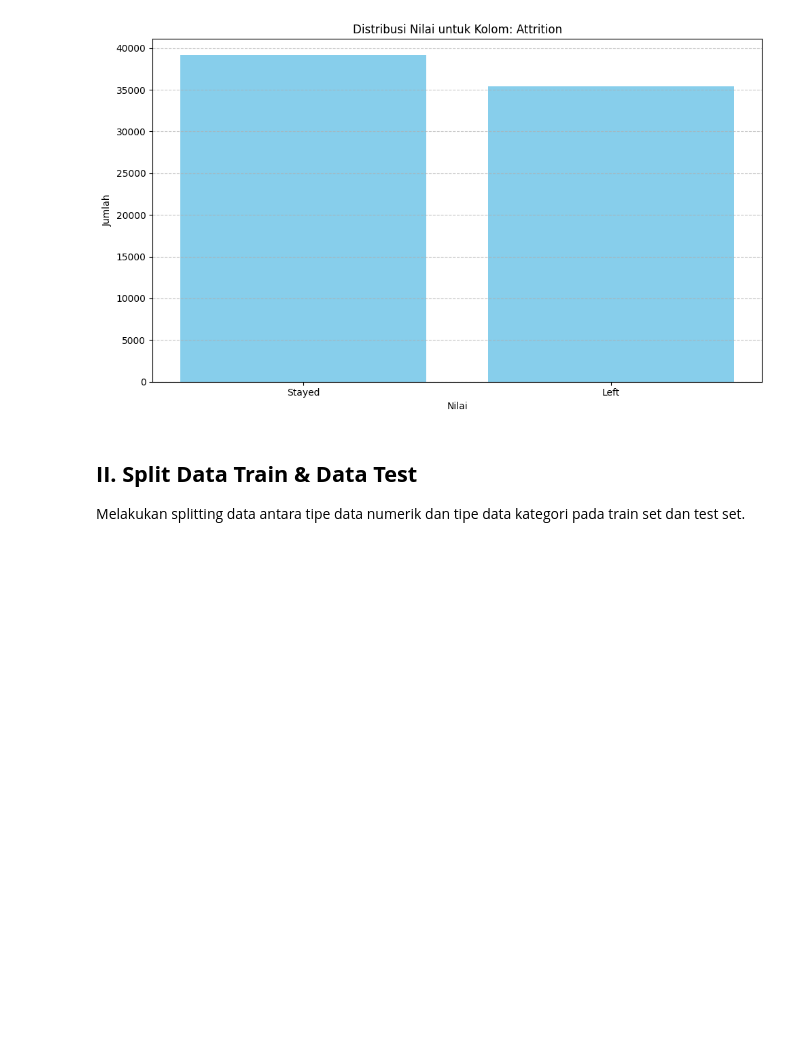
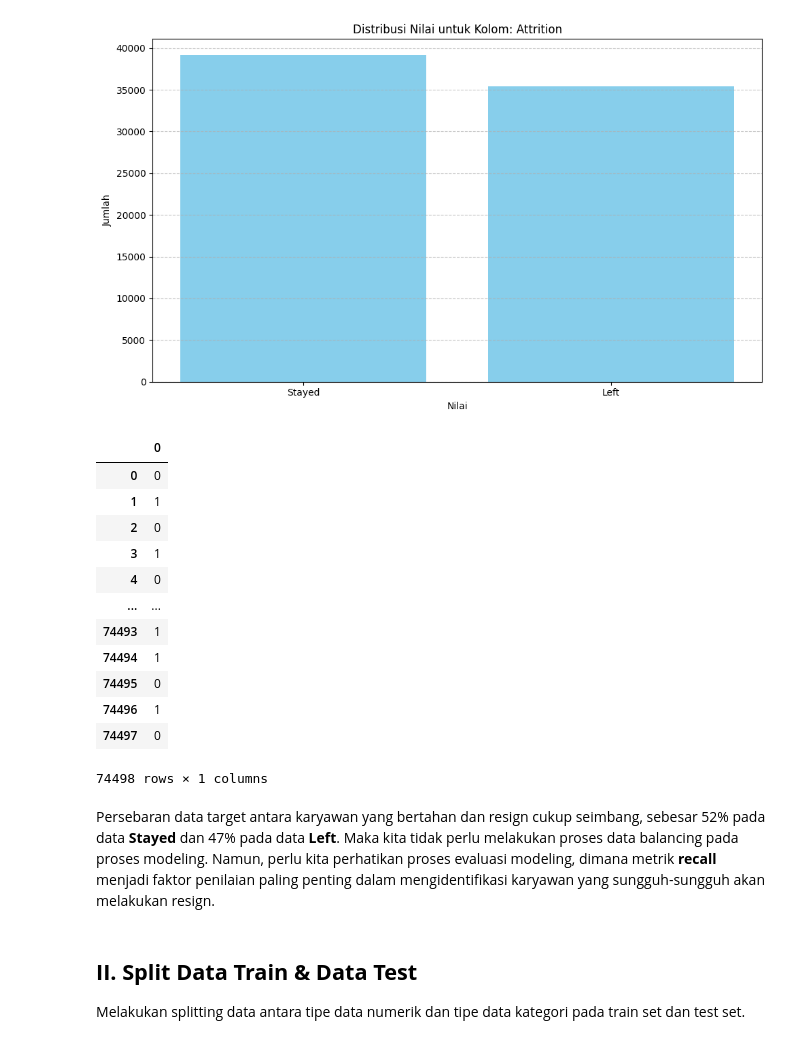
Before and after one commit to rafisiregar/Employee-Churn-Prediction, a Jupyter notebook: P1M2_rafi_siregar.ipynb, the cells around one changed output. Saved outputs shown, nothing was run; the diff lists cells and outputs as text; code cells hidden in the pictures; blank space fills up the shorter version.

```diff
--- a/P1M2_rafi_siregar.ipynb
+++ b/P1M2_rafi_siregar.ipynb
@@ -404,10 +416,27 @@ ep.calculate_value_percentage(dm, 'Attrition', plot=True)
 # %%
 encoder = LabelEncoder()
 y = encoder.fit_transform(y)
 # Balikkan hasil encoding (terbalikkan 0 dan 1)
 y = 1 - y
 
 y = pd.DataFrame(y)
+y
+# %% [output]
+|  | 0 |
+| 0 | 0 |
+| 1 | 1 |
+| 2 | 0 |
+| 3 | 1 |
+| 4 | 0 |
+| ... | ... |
+| 74493 | 1 |
+| 74494 | 1 |
+| 74495 | 0 |
+| 74496 | 1 |
+| 74497 | 0 |
+74498 rows × 1 columns
+# %% [markdown]
+Persebaran data target antara karyawan yang bertahan dan resign cukup seimbang, sebesar 52% pada data **Stayed** dan 47% pada data **Left**. Maka kita tidak perlu melakukan proses data balancing pada proses modeling. Namun, perlu kita perhatikan proses evaluasi modeling, dimana metrik **recall** menjadi faktor penilaian paling penting dalam mengidentifikasi karyawan yang sungguh-sungguh akan melakukan resign.
 # %% [markdown]
 ## **II. Split Data Train & Data Test**
 Melakukan splitting data antara tipe data numerik dan tipe data kategori pada train set dan test set.
```
Also changed, not shown: parts of 36 cells of this notebook, 1 other file.
